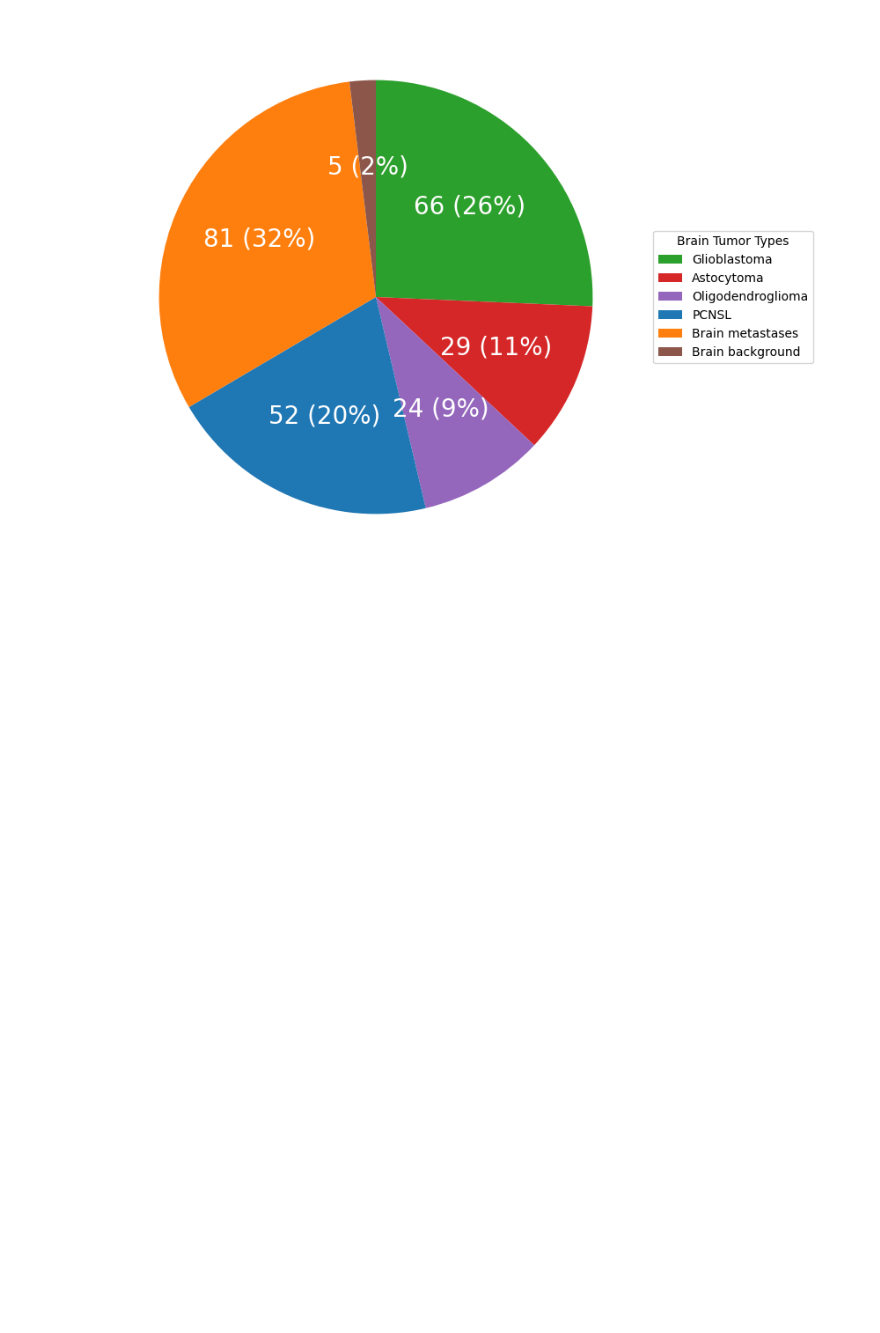
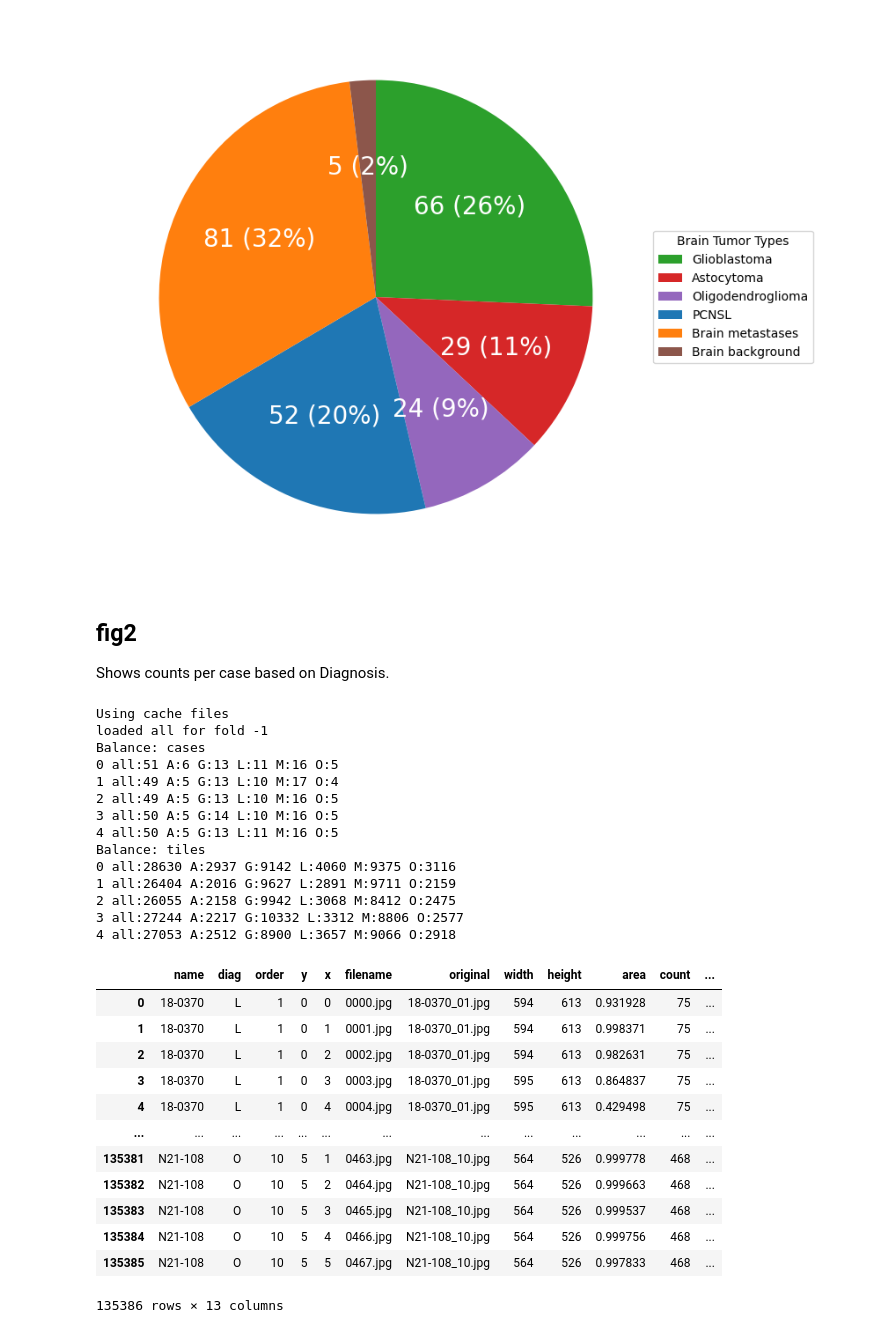
Before and after one commit to endaaman/bt, a Jupyter notebook: fig.ipynb, the cells around one changed output. Cells and saved outputs as stored; diff of their text form; code cells hidden in the pictures; blank space fills up the shorter version.

Commit message:
fig,table

```diff
--- a/fig.ipynb
+++ b/fig.ipynb
@@ -47,3 +66,48 @@ plt.savefig("out/figs/fig1_pie.png", format="png", dpi=300)
 plt.show()
 # %% [output]
 [figure]
+# %% [markdown]
+## fig2
+
+Shows counts per case based on Diagnosis.
+# %%
+from datasets import FoldDataset
+
+ds = FoldDataset(
+    source='enda4_512',
+    fold=-1,
+    total_fold=5,
+    code='LMGAO_',
+    limit=-1,
+    upsample=False,
+    target='all',
+)
+ds.df
+# %% [output]
+Using cache files
+loaded all for fold -1
+Balance: cases
+0 all:51 A:6 G:13 L:11 M:16 O:5
+1 all:49 A:5 G:13 L:10 M:17 O:4
+2 all:49 A:5 G:13 L:10 M:16 O:5
+3 all:50 A:5 G:14 L:10 M:16 O:5
+4 all:50 A:5 G:13 L:11 M:16 O:5
+Balance: tiles
+0 all:28630 A:2937 G:9142 L:4060 M:9375 O:3116
+1 all:26404 A:2016 G:9627 L:2891 M:9711 O:2159
+2 all:26055 A:2158 G:9942 L:3068 M:8412 O:2475
+3 all:27244 A:2217 G:10332 L:3312 M:8806 O:2577
+4 all:27053 A:2512 G:8900 L:3657 M:9066 O:2918
+|  | name | diag | order | y | x | filename | original | width | height | area | count | ... |
+| 0 | 18-0370 | L | 1 | 0 | 0 | 0000.jpg | 18-0370_01.jpg | 594 | 613 | 0.931928 | 75 | ... |
+| 1 | 18-0370 | L | 1 | 0 | 1 | 0001.jpg | 18-0370_01.jpg | 594 | 613 | 0.998371 | 75 | ... |
+| 2 | 18-0370 | L | 1 | 0 | 2 | 0002.jpg | 18-0370_01.jpg | 594 | 613 | 0.982631 | 75 | ... |
+| 3 | 18-0370 | L | 1 | 0 | 3 | 0003.jpg | 18-0370_01.jpg | 595 | 613 | 0.864837 | 75 | ... |
+| 4 | 18-0370 | L | 1 | 0 | 4 | 0004.jpg | 18-0370_01.jpg | 595 | 613 | 0.429498 | 75 | ... |
+| ... | ... | ... | ... | ... | ... | ... | ... | ... | ... | ... | ... | ... |
+| 135381 | N21-108 | O | 10 | 5 | 1 | 0463.jpg | N21-108_10.jpg | 564 | 526 | 0.999778 | 468 | ... |
+| 135382 | N21-108 | O | 10 | 5 | 2 | 0464.jpg | N21-108_10.jpg | 564 | 526 | 0.999663 | 468 | ... |
+| 135383 | N21-108 | O | 10 | 5 | 3 | 0465.jpg | N21-108_10.jpg | 564 | 526 | 0.999537 | 468 | ... |
+| 135384 | N21-108 | O | 10 | 5 | 4 | 0466.jpg | N21-108_10.jpg | 564 | 526 | 0.999756 | 468 | ... |
+| 135385 | N21-108 | O | 10 | 5 | 5 | 0467.jpg | N21-108_10.jpg | 564 | 526 | 0.997833 | 468 | ... |
+135386 rows × 13 columns
```
Also changed, not shown: parts of 8 cells of this notebook, 1 other file.
